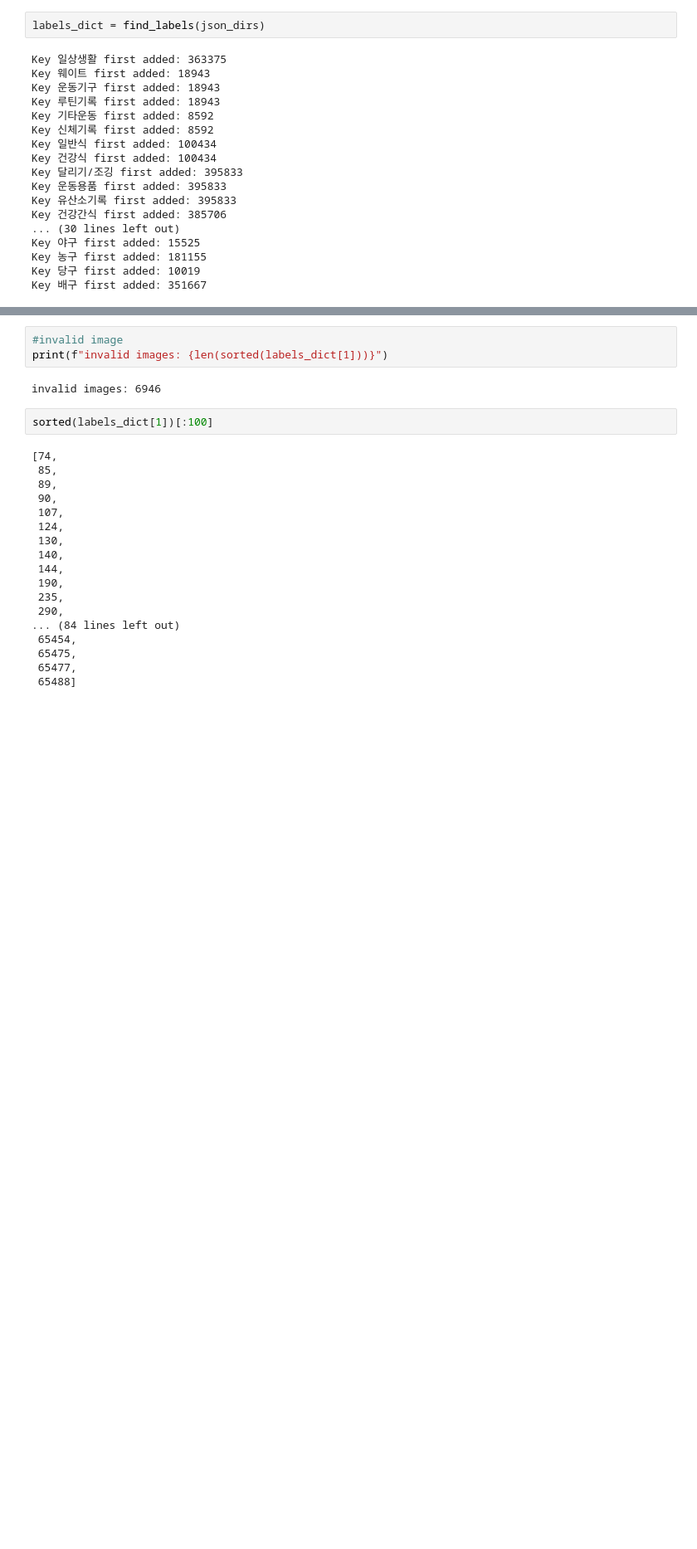
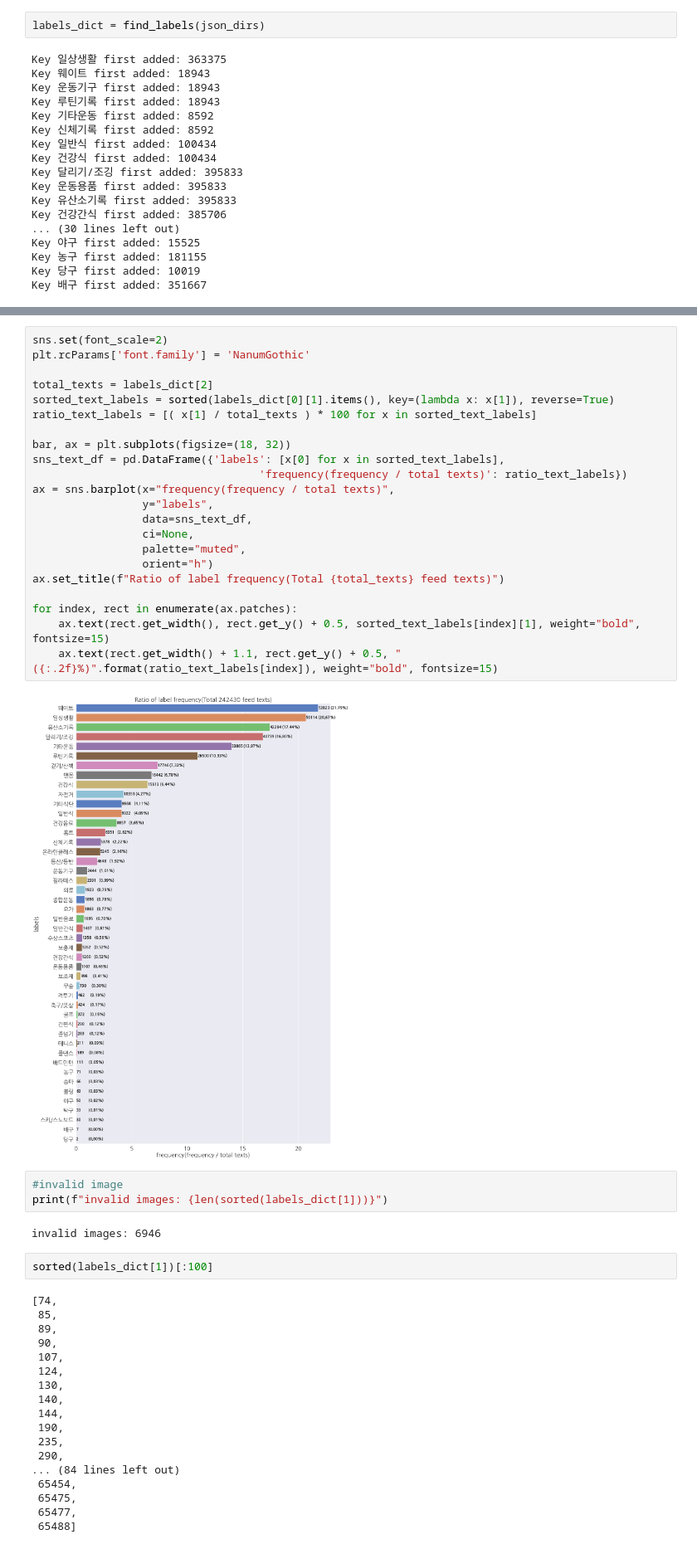
Before and after one commit to circlin-dev/feed_autolabeler, a Jupyter notebook: data_exploration.ipynb, the cells around one changed output, grey strips where cells are left out. Shown at 83% size. Drawn from its saved outputs; the diff is of its cells as text; blank space fills up the shorter version.

```diff
--- a/data_exploration.ipynb
+++ b/data_exploration.ipynb
@@ -372,3 +376,27 @@ Text label: 46
+# %%
+sns.set(font_scale=2)
+plt.rcParams['font.family'] = 'NanumGothic'
+
+total_texts = labels_dict[2]
+sorted_text_labels = sorted(labels_dict[0][1].items(), key=(lambda x: x[1]), reverse=True)
+ratio_text_labels = [( x[1] / total_texts ) * 100 for x in sorted_text_labels]
+
+bar, ax = plt.subplots(figsize=(18, 32))
+sns_text_df = pd.DataFrame({'labels': [x[0] for x in sorted_text_labels],
+                                   'frequency(frequency / total texts)': ratio_text_labels})
+ax = sns.barplot(x="frequency(frequency / total texts)",
+                 y="labels",
+                 data=sns_text_df,
+                 ci=None,
+                 palette="muted",
+                 orient="h")
+ax.set_title(f"Ratio of label frequency(Total {total_texts} feed texts)")
+
+for index, rect in enumerate(ax.patches):
+    ax.text(rect.get_width(), rect.get_y() + 0.5, sorted_text_labels[index][1], weight="bold", fontsize=15)
+    ax.text(rect.get_width() + 1.1, rect.get_y() + 0.5, "({:.2f}%)".format(ratio_text_labels[index]), weight="bold", fontsize=15)
+# %% [output]
+[figure, added]
 # %%
 #invalid image
 print(f"invalid images: {len(sorted(labels_dict[1]))}")
```
Also changed, not shown: parts of 8 cells of this notebook, 6 other files.
